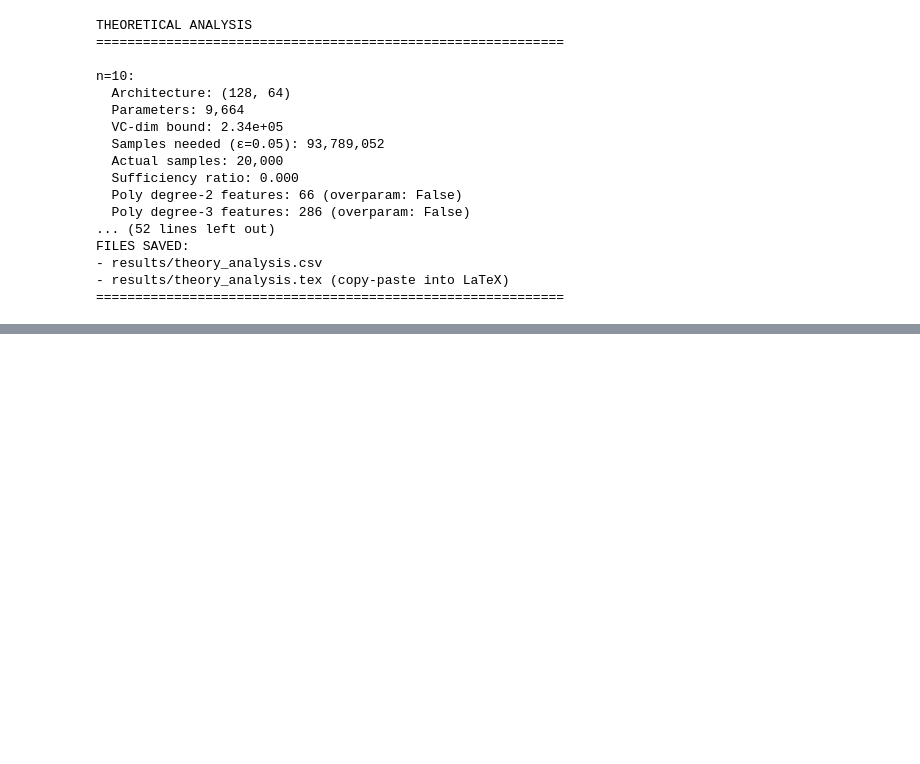
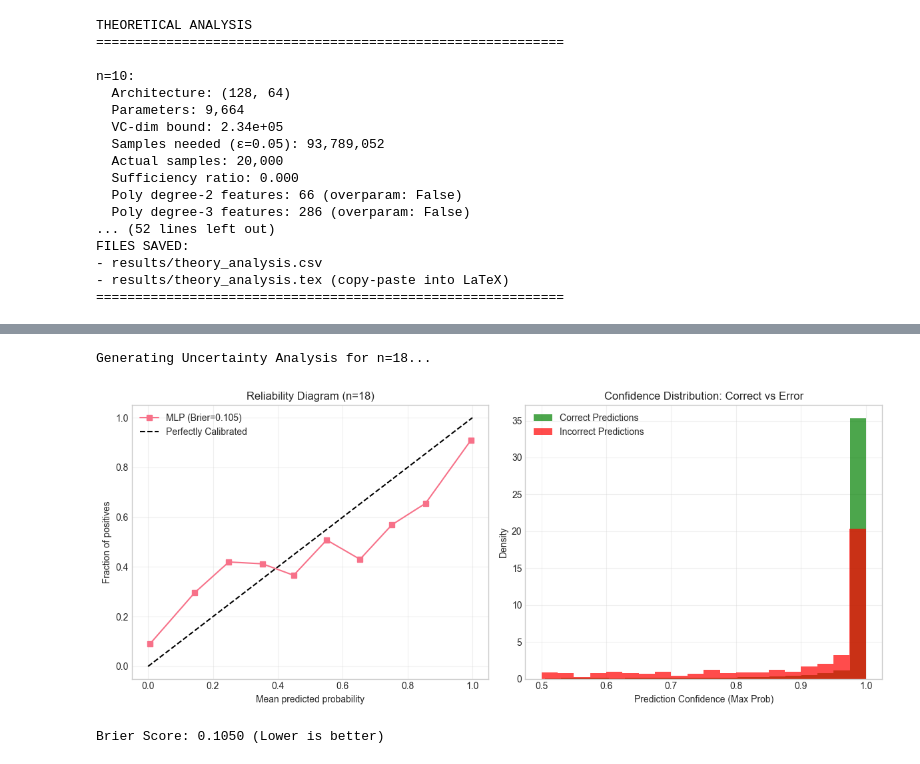
Before and after one commit to thekhananas/kryptonite_2_ak7025, a Jupyter notebook: AnasKhan_MML_Coursework_ak7025.ipynb, the cells around one changed output, grey strips where cells are left out. Cells and saved outputs as stored; diff of their text form; code cells hidden in the pictures; blank space fills up the shorter version.

```diff
--- a/AnasKhan_MML_Coursework_ak7025.ipynb
+++ b/AnasKhan_MML_Coursework_ak7025.ipynb
@@ -1316,0 +1201,76 @@ create_all_figures_from_results(final_results, poly_results_cv)
+# %%
+from sklearn.calibration import calibration_curve
+from sklearn.metrics import brier_score_loss
+
+def analyze_uncertainty_calibration(n=18): # Using n=18 for speed/balance
+    print(f"Generating Uncertainty Analysis for n={n}...")
+
+    # 1. Load and Split (Same random_state as before to ensure validity)
+    X = np.load(f'Datasets/kryptonite-{n}-X.npy')
+    y = np.load(f'Datasets/kryptonite-{n}-y.npy').astype(int)
+
+    X_train, X_temp, y_train, y_temp = train_test_split(
+        X, y, test_size=0.4, random_state=42, stratify=y
+    )
+    X_val, X_test, y_val, y_test = train_test_split(
+        X_temp, y_temp, test_size=0.5, random_state=42, stratify=y_temp
+    )
+
+    # 2. Scale
+    scaler = StandardScaler()
+    X_train_scaled = scaler.fit_transform(X_train)
+    X_val_scaled = scaler.transform(X_val)
+
+    # 3. Train the model (using your best arch for n=18 from your summary)
+    # n=18 Arch was (1024, 512, 256, 128)
+    model = MLPClassifier(
+        hidden_layer_sizes=(1024, 512, 256, 128),
+        activation='relu', solver='adam', alpha=0.01,
+        max_iter=1000, random_state=42
+    )
+    model.fit(X_train_scaled, y_train)
+
+    # 4. Get Probabilities (The "Uncertainty" part)
+    prob_pos = model.predict_proba(X_val_scaled)[:, 1]
+
+    # 5. Calculate Metrics
+    fraction_of_positives, mean_predicted_value = calibration_curve(y_val, prob_pos, n_bins=10)
+    clf_brier_score = brier_score_loss(y_val, prob_pos)
+
+    # 6. Plotting
+    fig, (ax1, ax2) = plt.subplots(1, 2, figsize=(12, 5))
+
+    # Plot 1: Calibration Curve
+    ax1.plot(mean_predicted_value, fraction_of_positives, "s-", label=f'MLP (Brier={clf_brier_score:.3f})')
+    ax1.plot([0, 1], [0, 1], "k--", label="Perfectly Calibrated")
+    ax1.set_ylabel("Fraction of positives")
+    ax1.set_xlabel("Mean predicted probability")
+    ax1.set_title(f"Reliability Diagram (n={n})")
+    ax1.legend()
+    ax1.grid(True, alpha=0.3)
+
+    # Plot 2: Confidence Histogram (Correct vs Incorrect)
+    preds = (prob_pos > 0.5).astype(int)
+    correct_mask = preds == y_val
+    confidences = np.max(model.predict_proba(X_val_scaled), axis=1)
+
+    ax2.hist(confidences[correct_mask], bins=20, alpha=0.7, color='green', label='Correct Predictions', density=True)
+    ax2.hist(confidences[~correct_mask], bins=20, alpha=0.7, color='red', label='Incorrect Predictions', density=True)
+    ax2.set_xlabel("Prediction Confidence (Max Prob)")
+    ax2.set_ylabel("Density")
+    ax2.set_title("Confidence Distribution: Correct vs Error")
+    ax2.legend()
+    ax2.grid(True, alpha=0.3)
+
+    plt.tight_layout()
+    plt.savefig('figures/uncertainty_analysis.png', dpi=300)
+    plt.show()
+
+    print(f"Brier Score: {clf_brier_score:.4f} (Lower is better)")
+
+# Run it
+analyze_uncertainty_calibration(n=18)
+# %% [output]
+Generating Uncertainty Analysis for n=18...
+[figure, added]
+Brier Score: 0.1050 (Lower is better)
```
Also changed, not shown: parts of 13 cells of this notebook, 10 other files.
